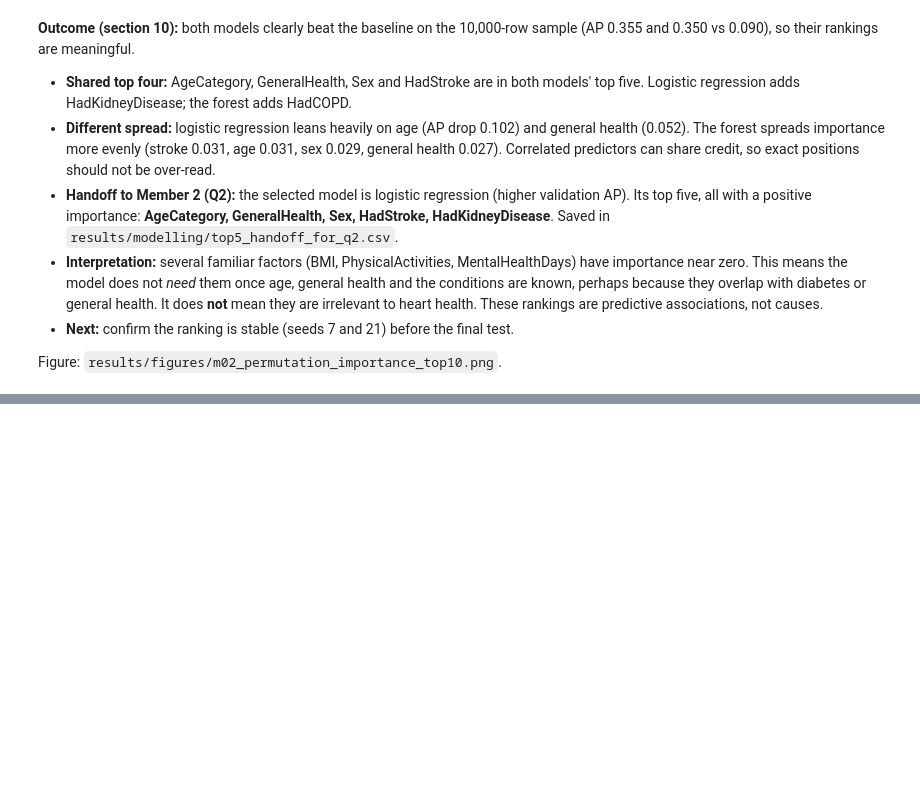
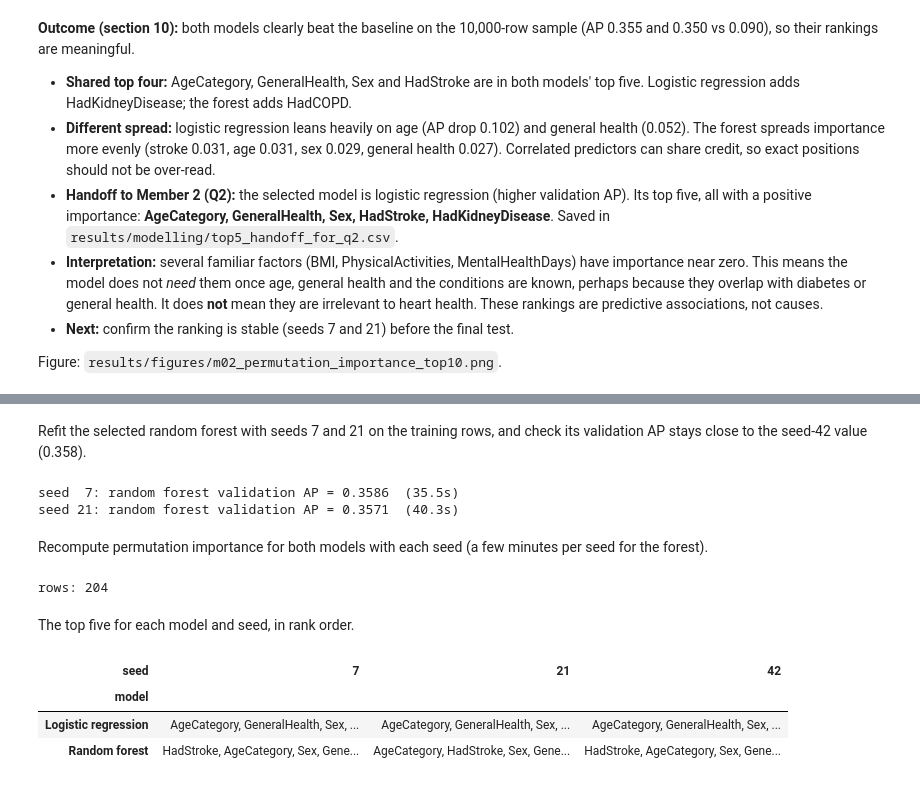
Before and after one commit to aakhalil21/DSAI5101-Project, a Jupyter notebook: notebooks/04_modelling.ipynb, the cells around one changed output, grey strips where cells are left out. Cells and saved outputs as stored; diff of their text form; code cells hidden in the pictures; blank space fills up the shorter version.

```diff
--- a/notebooks/04_modelling.ipynb
+++ b/notebooks/04_modelling.ipynb
@@ -723,0 +735,36 @@ Figure: `results/figures/m02_permutation_importance_top10.png`.
+# %% [markdown]
+Refit the selected random forest with seeds 7 and 21 on the training rows, and check its validation AP stays close to the seed-42 value (0.358).
+# %%
+rf_by_seed = {}
+for seed in STABILITY_SEEDS:
+    pipe, proba, info = fit_and_score(final_rf_pipeline(seed), X_train_final, y_train, X_valid_final, y_valid)
+    rf_by_seed[seed] = pipe
+    print(f"seed {seed:2d}: random forest validation AP = {metrics_at_threshold(y_valid, proba)['average_precision']:.4f}  ({info['fit_seconds']}s)")
+# %% [output]
+seed  7: random forest validation AP = 0.3586  (35.5s)
+seed 21: random forest validation AP = 0.3571  (40.3s)
+# %% [markdown]
+Recompute permutation importance for both models with each seed (a few minutes per seed for the forest).
+# %%
+stability_parts = [imp_lr.assign(seed=SEED), imp_rf.assign(seed=SEED)]
+for seed in STABILITY_SEEDS:
+    stability_parts.append(importance_table("Logistic regression", seed=seed).assign(seed=seed))
+    stability_parts.append(importance_table("Random forest", pipe=rf_by_seed[seed], seed=seed).assign(seed=seed))
+stability = pd.concat(stability_parts, ignore_index=True)
+stability.to_csv(RESULTS_DIR / "ranking_stability.csv", index=False)
+print("rows:", len(stability))
+# %% [output]
+rows: 204
+# %% [markdown]
+The top five for each model and seed, in rank order.
+# %%
+top5_by_seed = (stability[stability["rank"] <= 5]
+                .sort_values("rank")
+                .groupby(["model", "seed"])["feature"].apply(lambda f: ", ".join(f))
+                .unstack("seed"))
+top5_by_seed
+# %% [output]
+| seed | 7 | 21 | 42 |
+| model |  |  |  |
+| Logistic regression | AgeCategory, GeneralHealth, Sex, ... | AgeCategory, GeneralHealth, Sex, ... | AgeCategory, GeneralHealth, Sex, ... |
+| Random forest | HadStroke, AgeCategory, Sex, Gene... | AgeCategory, HadStroke, Sex, Gene... | HadStroke, AgeCategory, Sex, Gene... |
```
Also changed, not shown: parts of 26 cells of this notebook, 5 other files.
